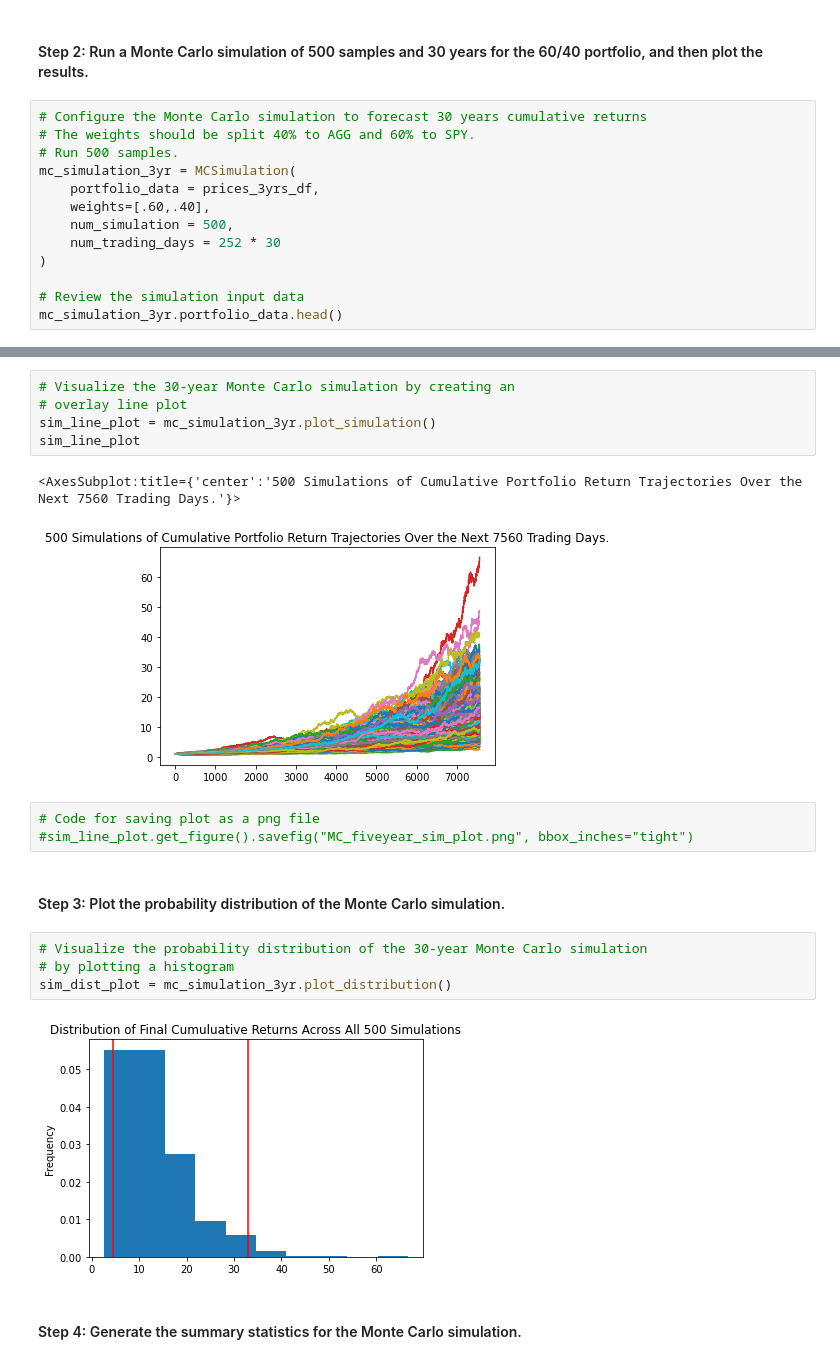
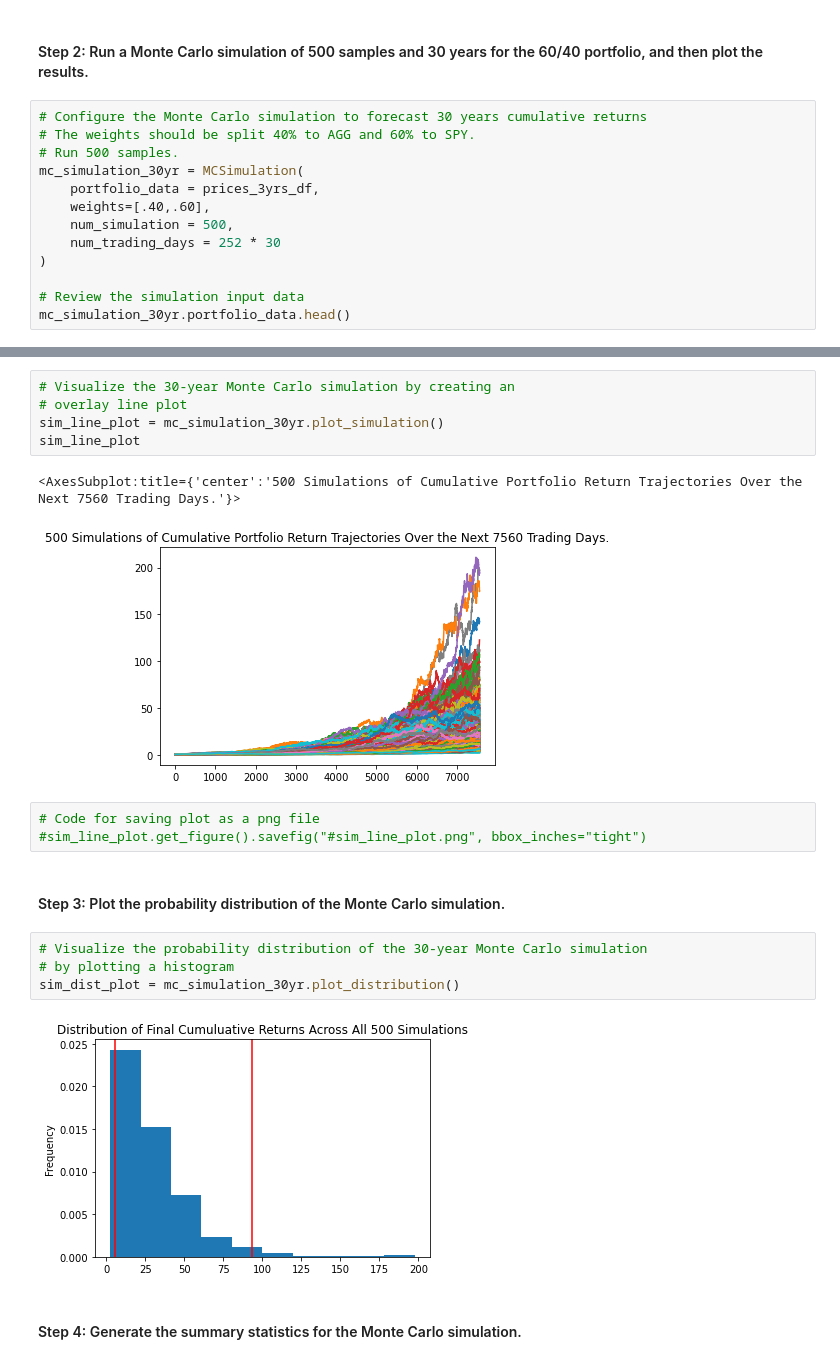
Before and after one commit to dcmar18/FinancialPlanningTools, a Jupyter notebook: financial_planning_tools.ipynb, the cells around one changed output, grey strips where cells are left out. Drawn from its saved outputs; the diff is of its cells as text.

```diff
--- a/financial_planning_tools.ipynb
+++ b/financial_planning_tools.ipynb
@@ -454,15 +454,15 @@ display(prices_3yrs_df.tail())
 # Configure the Monte Carlo simulation to forecast 30 years cumulative returns
 # The weights should be split 40% to AGG and 60% to SPY.
 # Run 500 samples.
-mc_simulation_3yr = MCSimulation(
+mc_simulation_30yr = MCSimulation(
     portfolio_data = prices_3yrs_df,
-    weights=[.60,.40],
+    weights=[.40,.60],
     num_simulation = 500,
     num_trading_days = 252 * 30
 )
 
 # Review the simulation input data
-mc_simulation_3yr.portfolio_data.head()
+mc_simulation_30yr.portfolio_data.head()
 # %% [output]
 |  | AGG |  |  |  |  |  | SPY |  |  |  | ... |
 |  | open | high | low | close | volume | daily_return | open | high | low | close | ... |
@@ -509,22 +509,22 @@ Running Monte Carlo simulation number 490.
 # %%
 # Visualize the 30-year Monte Carlo simulation by creating an
 # overlay line plot
-sim_line_plot = mc_simulation_3yr.plot_simulation()
+sim_line_plot = mc_simulation_30yr.plot_simulation()
 sim_line_plot
 # %% [output]
 <AxesSubplot:title={'center':'500 Simulations of Cumulative Portfolio Return Trajectories Over the Next 7560 Trading Days.'}>
-[figure, old version]
+[figure, new version]
 # %%
 # Code for saving plot as a png file
-#sim_line_plot.get_figure().savefig("MC_fiveyear_sim_plot.png", bbox_inches="tight")
+#sim_line_plot.get_figure().savefig("#sim_line_plot.png", bbox_inches="tight")
 # %% [markdown]
 #### Step 3: Plot the probability distribution of the Monte Carlo simulation.
 # %%
 # Visualize the probability distribution of the 30-year Monte Carlo simulation
 # by plotting a histogram
-sim_dist_plot = mc_simulation_3yr.plot_distribution()
+sim_dist_plot = mc_simulation_30yr.plot_distribution()
 # %% [output]
-[figure, old version]
+[figure, new version]
 # %% [markdown]
 #### Step 4: Generate the summary statistics for the Monte Carlo simulation.
 # %%
```
Also changed, not shown: parts of 13 cells of this notebook, 1 other file.
